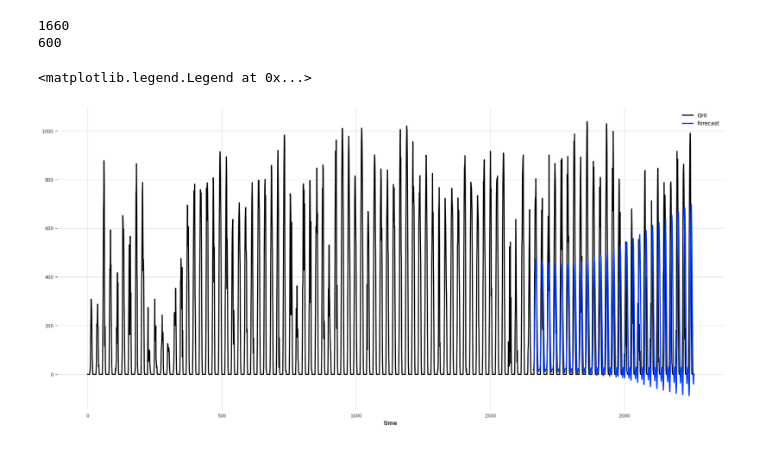
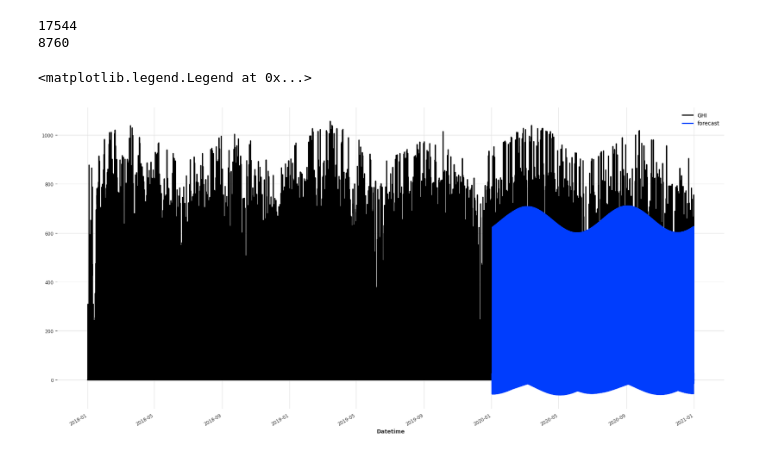
Before and after one commit to cai-yutian/pv-modelling-mirror, a Jupyter notebook: predict-irradiance.ipynb, the cells around one changed output. Cells and saved outputs as stored; diff of their text form; code cells hidden in the pictures.

```diff
--- a/predict-irradiance.ipynb
+++ b/predict-irradiance.ipynb
@@ -22,0 +16,5 @@ df
+# %%
+# Getting the date columns
+df_2018_interim = create_dt_col(df_2018)
+df_2019_interim = create_dt_col(df_2019)
+df_2020_interim = create_dt_col(df_2020)
@@ -22,0 +41,3 @@ df
+# %%
+# Combining the 2018 and 2019 data together to form training data
+full_df = pd.concat([df_2018_interim, df_2019_interim, df_2020_interim], ignore_index=True)
@@ -23,12 +60,12 @@ df
 # %%
-series = TimeSeries.from_csv("data/sg_2018.csv", value_cols="GHI", freq="H")
+series = TimeSeries.from_dataframe(full_df, time_col="Datetime", value_cols="GHI", fill_missing_dates=True, freq="H")
 # %%
-train, val = series[:-7100], series[1660:-6500]
+train, val = series[:-len(df_2020_interim)], series[-len(df_2020_interim):]
 print(len(train))
 print(len(val))
 # %% [output]
-1660
-600
+17544
+8760
 # %%
 from darts.models import FFT
 
@@ -38,10 +75,10 @@ prediction = model.predict(len(val))
 # %%
 import matplotlib.pyplot as plt
 
 plt.figure(figsize=(22,10))
-series[:-6500].plot()
+series.plot()
 prediction.plot(label="forecast", low_quantile=0.05, high_quantile=0.95)
 plt.legend()
 # %% [output]
 <matplotlib.legend.Legend at 0x...>
-[figure, old version]
+[figure, new version]
```
Also changed, not shown: parts of 17 cells of this notebook.
